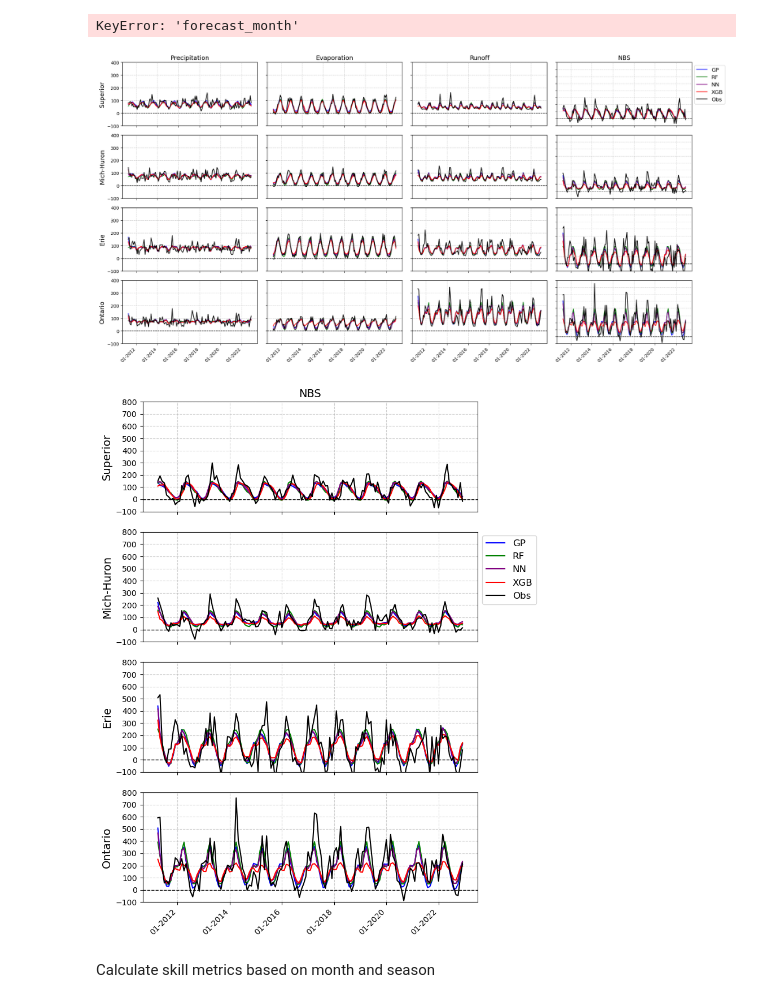
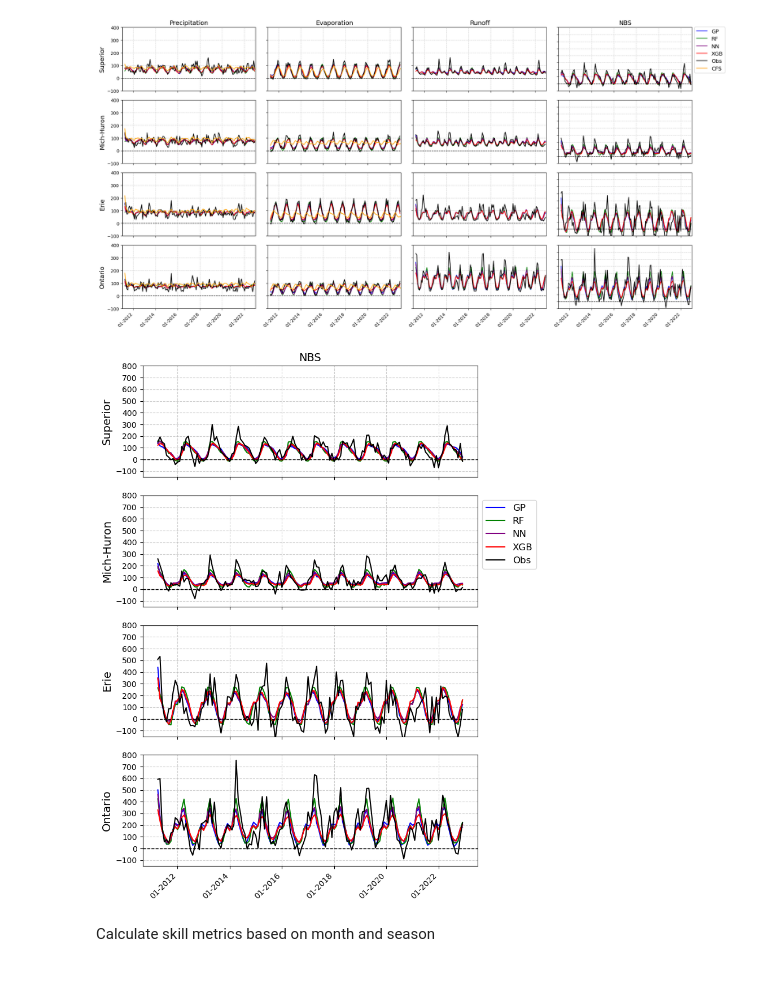
Before and after one commit to great-lakes-ai-lab/cnbs-predictor, a Jupyter notebook: notebooks/verification/cnbs_predictor_verification.ipynb, the cells around one changed output. Drawn from its saved outputs; the diff is of its cells as text; code cells hidden in the pictures.

```diff
--- a/notebooks/verification/cnbs_predictor_verification.ipynb
+++ b/notebooks/verification/cnbs_predictor_verification.ipynb
@@ -85,3 +191,7 @@ Predicting with GP...
+# %%
+df_all = pd.concat([df_all_comp, df_all_nbs], axis=0)
+# %%
+df_all.reset_index(inplace=True)
 # %%
 # Step 1: Melt into long format
 df_melted = df_all.melt(
@@ -348,7 +471,7 @@ df["variable"] = df["lake"] + "_" + df["component"]
 
 # 4. Pivot to wide format
 pivot_df = df.pivot_table(
-    index=["date", "cfs_run", "forecast_month"],  # keep these as identifiers
+    index=["date", "cfs_run", "year", "month"],  # keep these as identifiers
     columns="variable",
     values="value [mm]",
     aggfunc="mean"  # in case of duplicates
@@ -359,8 +482,6 @@ pivot_df.columns.name = None  # remove pivot column grouping name
 
 df_cfs_mean =(pivot_df.groupby(["date"]).mean(numeric_only=True))
 df_cfs = df_cfs_mean.reset_index()
-# %% [output]
-KeyError: 'forecast_month'
 # %%
 df_mean = df_combined.groupby(['forecast_month','model']).mean()
 df_mean = df_mean.reset_index()
@@ -390,7 +511,7 @@ for row, lake in enumerate(lakes):
         column = f'{lake}_{comp}'
         obs_column = f'{column}_obs'
 
-        for model_name in models_info:
+        for model_name in models_list:
             model_df = df_mean[df_mean['model'] == model_name].copy()
 
             # Plot model prediction
@@ -402,9 +523,9 @@ for row, lake in enumerate(lakes):
                 color='black', linewidth=1.5, label='Obs')
 
         # Only plot CFS for precipitation + evaporation
-        #if comp in ['precipitation', 'evaporation']:
-        #    ax.plot(df_cfs['date'], df_cfs[column],
-        #            color='orange', linewidth=1.5, label='CFS')
+        if comp in ['precipitation', 'evaporation']:
+            ax.plot(df_cfs['date'], df_cfs[column],
+                    color='orange', linewidth=1.5, label='CFS')
 
         ax.axhline(0, color='black', linestyle='--', linewidth=1)
         ax.grid(True, linestyle='--', alpha=0.6)
@@ -430,22 +551,31 @@ for row, lake in enumerate(lakes):
         else:
             ax.set_ylim(-100, 400)
 
-# Add legend once
-axs[0, 3].legend(loc='lower left', bbox_to_anchor=(1, 0.3), fontsize=12)
+# Get handles and labels from (0,0)
+handles, labels = axs[0, 0].get_legend_handles_labels()
 
-start_date = pd.to_datetime('2014-01-01')
-end_date = pd.to_datetime('2015-01-01')
+# Place legend in (0,3) using those colors
+axs[0, 3].legend(
+    handles,
+    labels,
+    loc='lower left',
+    bbox_to_anchor=(1, 0.236),
+    fontsize=12
+)
 
-#for ax_row in axs:
-#    for ax in ax_row:
-#        ax.set_xlim(start_date, end_date)
+start_date = pd.to_datetime('2011-01-01')
+end_date = pd.to_datetime('2023-01-01')
+
+for ax_row in axs:
+    for ax in ax_row:
+        ax.set_xlim(start_date, end_date)
 
 # Save and show plot
 plt.tight_layout()
 plt.savefig('CNBS_forecasts.png', dpi=300)
 plt.show()
 # %% [output]
-[figure, old version]
+[figure, new version]
 # %%
 import matplotlib.pyplot as plt
 import matplotlib.dates as mdates
@@ -472,7 +602,7 @@ for row, lake in enumerate(lakes):
         column = f'{lake}_{comp}'
         obs_column = f'{column}_obs'
 
-        for model_name in models_info:
+        for model_name in models_list:
             model_df = df_mean[df_mean['model'] == model_name].copy()
 
             # Plot model prediction
@@ -498,36 +628,36 @@ for row, lake in enumerate(lakes):
         if row == 3:
             ax.xaxis.set_major_formatter(mdates.DateFormatter('%m-%Y'))
             ax.tick_params(axis='x', rotation=45)
             for label in ax.get_xticklabels():
                 label.set_horizontalalignment('right')
         else:
             ax.set_xticklabels([])
 
         if col == 0:
             ax.set_ylabel(ylabels[row], fontsize=14)
         else:
             ax.set_yticklabels([])
         if col == 3:
-            ax.set_ylim(-100, 800)
+            ax.set_ylim(-150, 800)
         else:
-            ax.set_ylim(-100, 800)
+            ax.set_ylim(-150, 800)
 
 # Add legend once
 axs[1, 0].legend(loc='lower left', bbox_to_anchor=(1, 0.3), fontsize=12)
 
 start_date = pd.to_datetime('2014-01-01')
 end_date = pd.to_datetime('2015-01-01')
 
 #for ax_row in axs:
 #    for ax in ax_row:
 #        ax.set_xlim(start_date, end_date)
 
 # Save and show plot
 plt.tight_layout()
 plt.savefig('NBS_forecasts.png', dpi=300)
 plt.show()
 # %% [output]
-[figure, old version]
+[figure, new version]
 # %% [markdown]
 Calculate skill metrics based on month and season
 # %%
```
Also changed, not shown: parts of 18 cells of this notebook, 20 other files.
